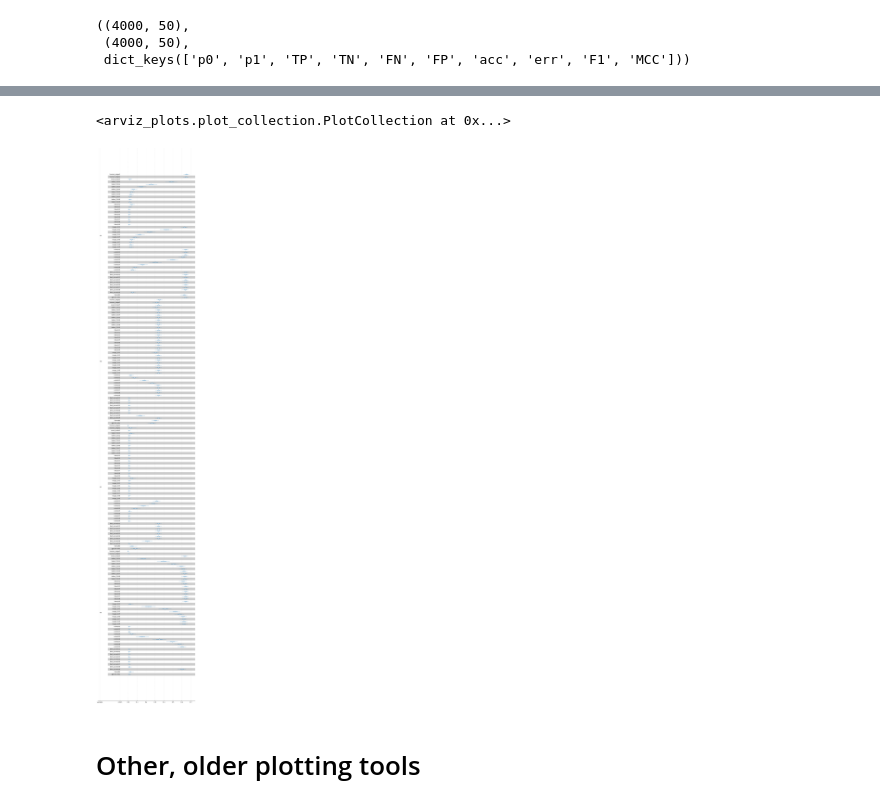
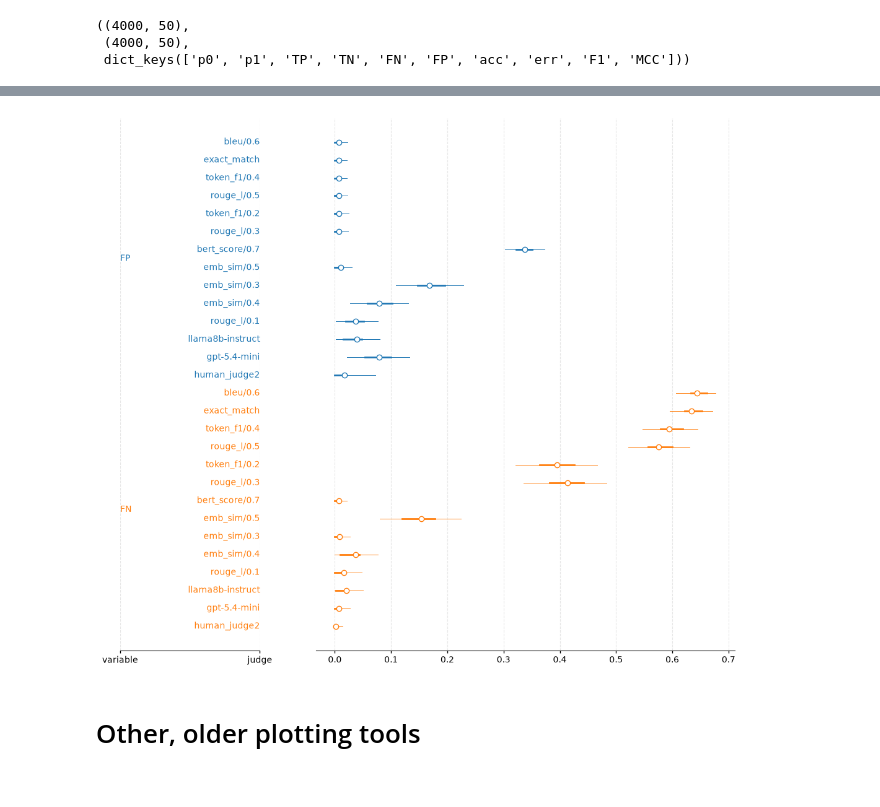
Before and after one commit to probabll/buqeval, a Jupyter notebook: BDA-F1.ipynb, the cells around one changed output, grey strips where cells are left out. Drawn from its saved outputs; the diff is of its cells as text; code cells hidden in the pictures.

Commit message:
triviaqallama8b plots

```diff
--- a/BDA-F1.ipynb
+++ b/BDA-F1.ipynb
@@ -243,7 +240,7 @@ input_file = f"data/{experiment}.json"
 j_rows, s_rows = reformat_json(
     input_file,
     # shortening some names
-    rename={'llm_as_judge_gpt-5.4-mini': 'gpt-5.4-mini', 'llm_as_judge_llama-8b-instruct': 'llama8b', 'embedding_similarity': 'esim'},
+    rename={'llm_as_judge_gpt-5.4-mini': 'gpt-5.4-mini', 'llm_as_judge_llama-8b-instruct': 'llama8b-instruct', 'embedding_similarity': 'emb_sim'},
     # analysing a subset of the data
     # keep=keep,
     skip_all_quantifiers=True
@@ -541,23 +593,23 @@ inf['p0'].shape, inf['TP'].shape, inf.keys()
  (4000, 50),
  dict_keys(['p0', 'p1', 'TP', 'TN', 'FN', 'FP', 'acc', 'err', 'F1', 'MCC']))
 # %%
-infdata = az.from_dict(
+inf_data = az.from_dict(
     {
-        'posterior': {k: v.reshape(NUM_CHAINS, -1, len(data.raters))for k, v in inf.items()}
+        'posterior': {k: v.reshape(num_chains, num_samples, -1) for k, v in inf.items()}
     },
     dims={
-        'p0': ['raters'],
-        'p1': ['raters'],
-        'TP': ['raters'],
-        'TN': ['raters'],
-        'FN': ['raters'],
-        'FP': ['raters'],
-        'acc': ['raters'],
-        'err': ['raters'],
-        'F1': ['raters'],
-        'MCC': ['raters'],
+        'p0': ['judge'],
+        'p1': ['judge'],
+        'TP': ['judge'],
+        'TN': ['judge'],
+        'FN': ['judge'],
+        'FP': ['judge'],
+        'acc': ['judge'],
+        'err': ['judge'],
+        'F1': ['judge'],
+        'MCC': ['judge'],
     },
     coords={
-        "raters": data.raters,
+        "judge": data.raters,
     },
 )
@@ -574,2 +615,0 @@ mpl.rcParams["grid.alpha"] = 0.3
-# %%
-az.rcParams["stats.ci_kind"]
@@ -613,13 +644,20 @@ az.plot_forest(
 # %%
+# plt.xlim(0, 1)
 az.plot_forest(
-    infdata,
-    var_names=['TP', 'TN', 'FP', 'FN'],
-    shade_label="raters",
+    inf_data.sel(judge=chosen_judges + ['human_judge2']),
+    var_names=['FP', 'FN'],
+    aes={"color": ["__variable__"]},
+    # figure_kwargs={"width_ratios": [1, 2], "layout": "none"},
+    aes_by_visuals={"labels": ["color"]},
+    # shade_label="judge",
     combined=True,
+    point_estimate="median",
+    ci_kind='hdi',
+    ci_probs=(0.5, 0.9),
 )
+plt.savefig(f"inferences/{experiment}.posterior-FPFN-chosen.pdf")
 # %% [output]
-<arviz_plots.plot_collection.PlotCollection at 0x...>
-[figure, old version]
+[figure, new version]
 # %% [markdown]
 # Other, older plotting tools
 # %%
```
Also changed, not shown: parts of 22 cells of this notebook, 5 other files.
